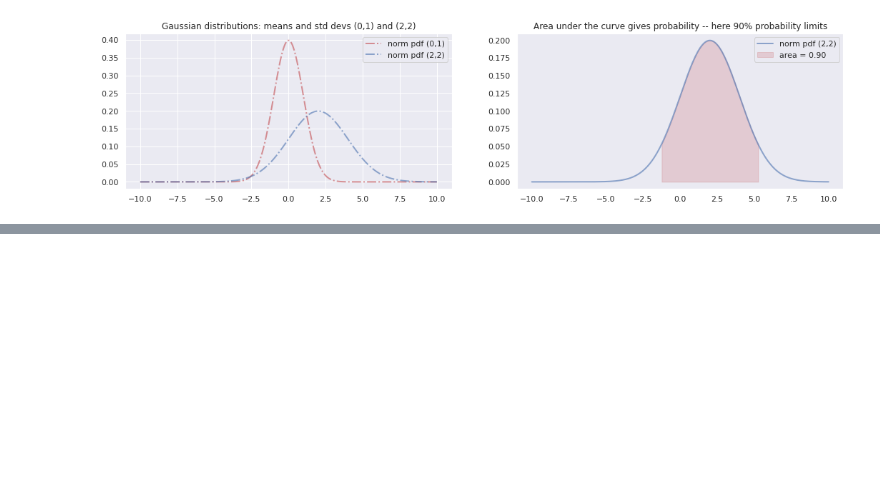
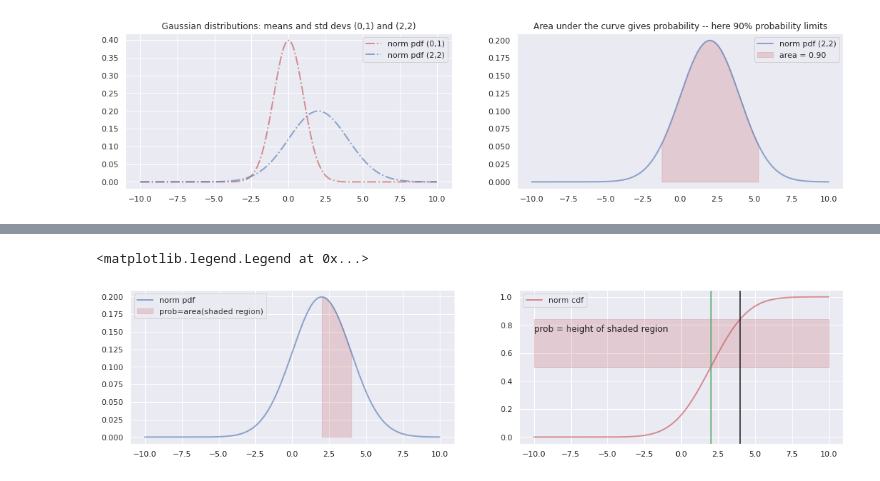
Before and after one commit to benwtks/machine-learning, a Jupyter notebook: lab3.ipynb, the cells around one changed output, grey strips where cells are left out. Saved outputs shown, nothing was run; the diff lists cells and outputs as text; code cells hidden in the pictures; blank space fills up the shorter version.

```diff
--- a/lab3.ipynb
+++ b/lab3.ipynb
@@ -43,0 +58,18 @@ Text(0.5, 1.0, 'Area under the curve gives probability -- here 90% probability l
+# %%
+fix, ax = plt.subplots(nrows=1, ncols=2, figsize=(18, 4))
+x1 = np.linspace(2, 4, 50) # want to graphically
+ax[0].plot(x, stats.norm.pdf(x, 2, 2), 'b-', lw=2, alpha=0.6, label='norm pdf')
+ax[0].fill_between(x1, stats.norm.pdf(x1, 2, 2), color='r', alpha=.2, label='prob=area(shaded region)')
+ax[0].legend()
+
+
+ax[1].plot(x, stats.norm.cdf(x, 2, 2), 'r-', lw=2, alpha=0.6, label='norm cdf')
+ax[1].axvline(2, color = 'g')
+ax[1].axvline(4, color = 'k')
+ax[1].text(-10,.75,"prob = height of shaded region")
+
+ax[1].fill_between(x, y_2, y_4, color='r', alpha=0.2)
+ax[1].legend()
+# %% [output]
+<matplotlib.legend.Legend at 0x...>
+[figure, added]
```
Also changed, not shown: parts of 5 cells of this notebook.
